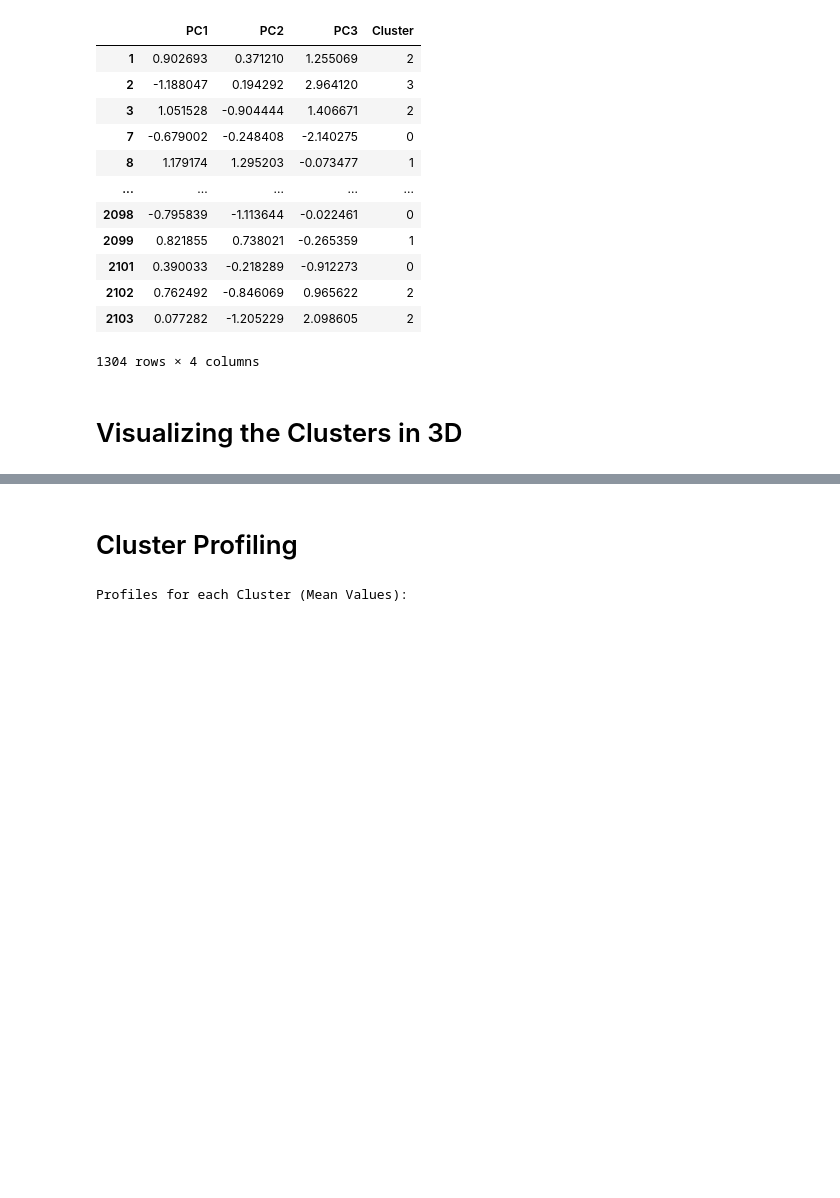
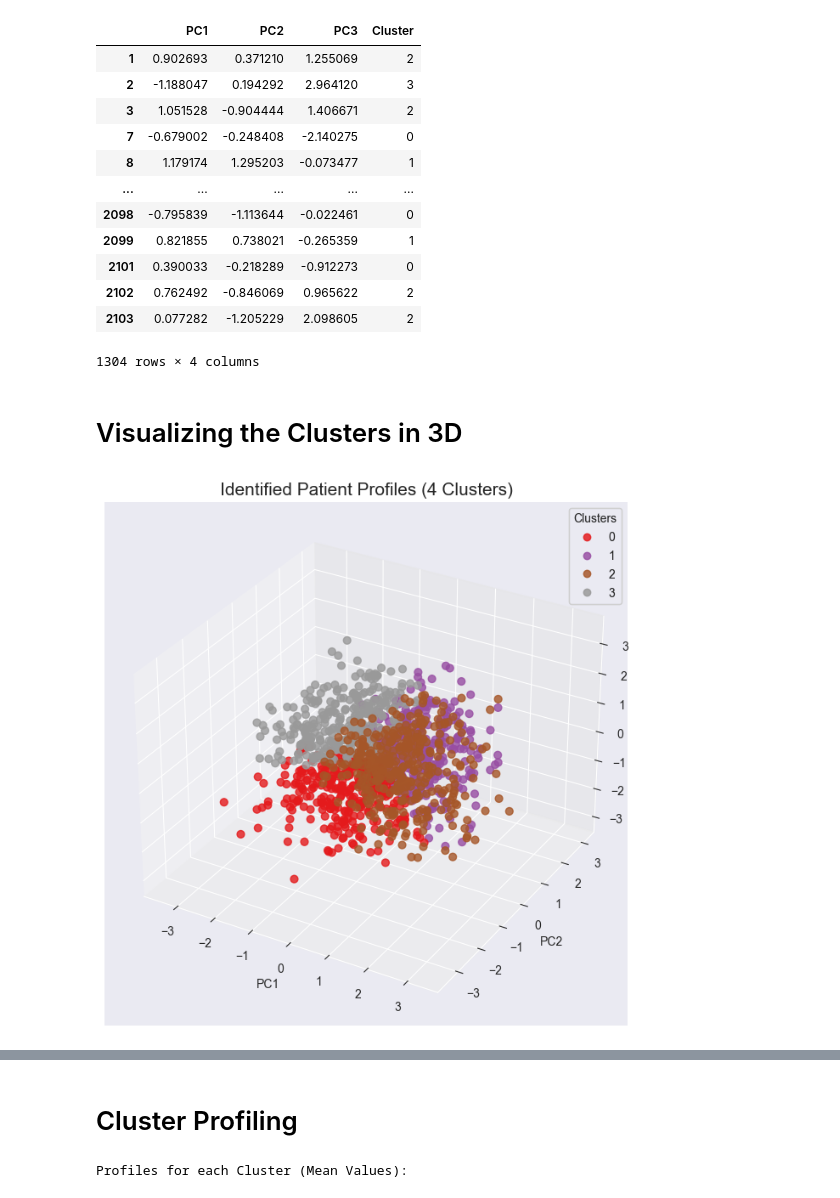
Before and after one commit to HillelAlon/Parkinson-Disease-Data-Analysis-and-Profiles-Classification, a Jupyter notebook: clusteringTA/PCA_functions_notebook.ipynb, the cells around one changed output, grey strips where cells are left out. Saved outputs shown, nothing was run; the diff lists cells and outputs as text; code cells hidden in the pictures; blank space fills up the shorter version.

```diff
--- a/clusteringTA/PCA_functions_notebook.ipynb
+++ b/clusteringTA/PCA_functions_notebook.ipynb
@@ -309,3 +307,35 @@ Name: count, dtype: int64
 1304 rows × 4 columns
 # %% [markdown]
 # Visualizing the Clusters in 3D
+# %%
+def clusters_3d_plot(df_pca_output):
+
+    fig = plt.figure(figsize=(10, 8))
+    ax = fig.add_subplot(111, projection='3d')
+
+    # Color the points by their Cluster ID (0, 1, 2)
+    scatter = ax.scatter(df_pca_output['PC1'],
+                         df_pca_output['PC2'],
+                         df_pca_output['PC3'],
+                         c=df_pca_output['Cluster'], # This is the magic line!
+                         cmap='Set1', # A colorful palette for distinct groups
+                         s=40,
+                         alpha=0.8)
+
+    ax.set_title("Identified Patient Profiles (4 Clusters)", fontsize=15)
+    ax.set_xlabel('PC1')
+    ax.set_ylabel('PC2')
+    ax.set_zlabel('PC3')
+
+    # Add a legend to show which color is which Cluster
+    legend1 = ax.legend(*scatter.legend_elements(), title="Clusters")
+    ax.add_artist(legend1)
+
+    plt.show()
+
+    logger.info("3D Cluster Visualization created successfully.")
+
+# Execution
+clusters_3d_plot(df_pca_output)
+# %% [output]
+[figure, added]
```
Also changed, not shown: parts of 14 cells of this notebook, 2 other files.
